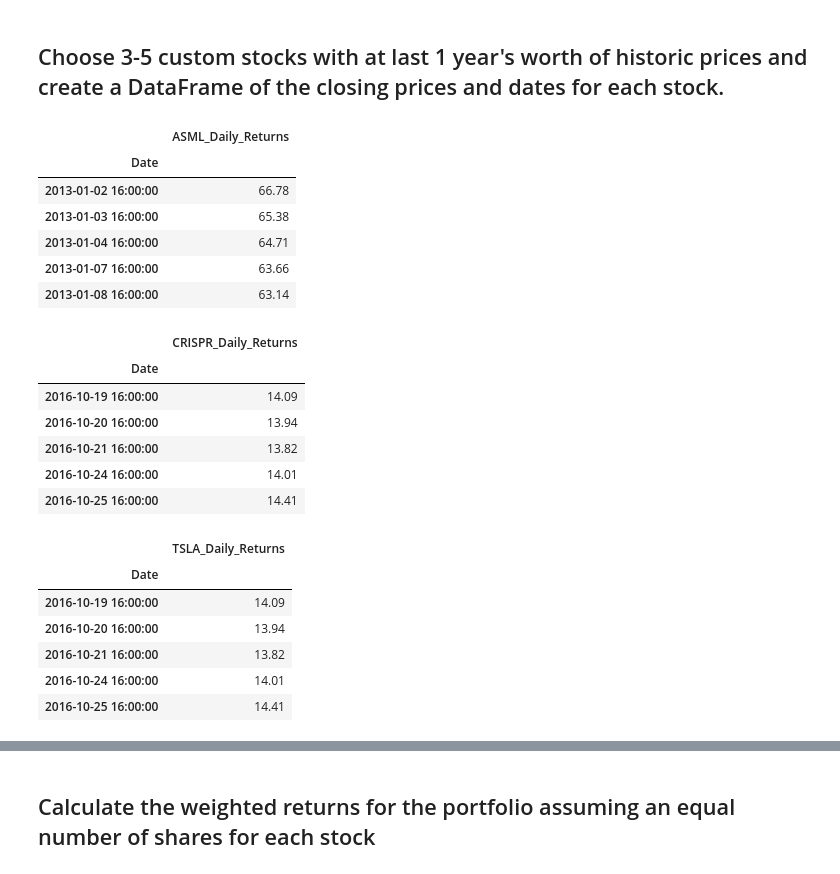
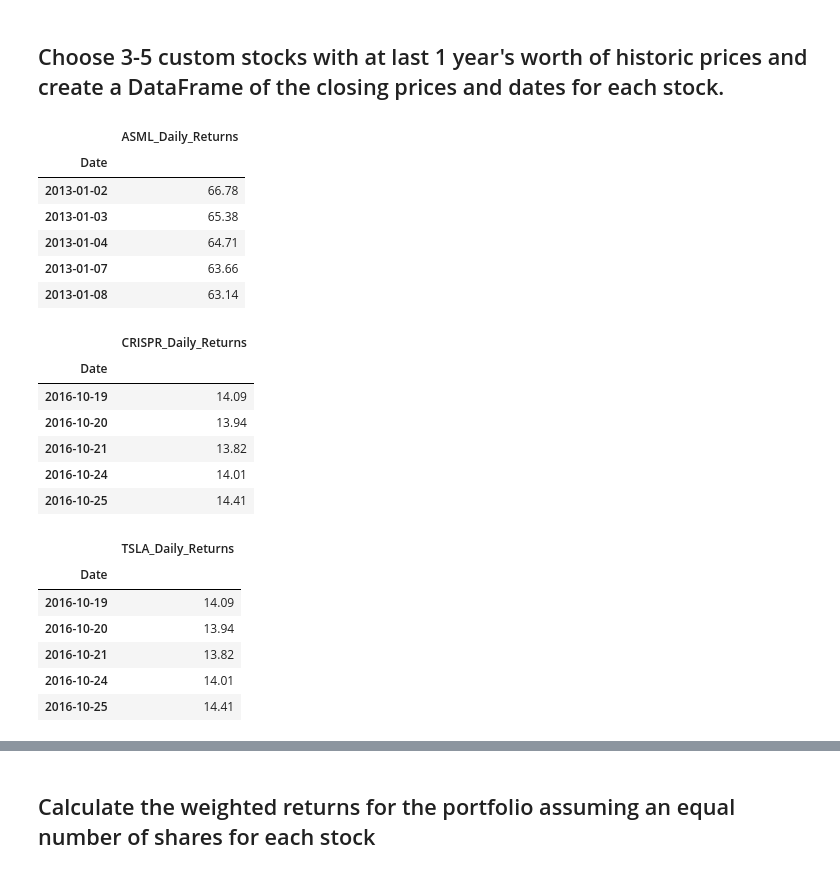
Before and after one commit to majikthise911/Homework_3_Pandas, a Jupyter notebook: Starter_Code/whale_analysis.ipynb, the cells around one changed output, grey strips where cells are left out. Saved outputs shown, nothing was run; the diff lists cells and outputs as text; code cells hidden in the pictures.

```diff
--- a/Starter_Code/whale_analysis.ipynb
+++ b/Starter_Code/whale_analysis.ipynb
@@ -399,45 +400,49 @@ In this section, you will build your own portfolio of stocks, calculate the retu
 # %%
 # Reading data from 1st stock
 asml_path = Path("./Resources/ASML.csv")#tells python what the path to the csv is
 asml_data = pd.read_csv(asml_path, index_col= 'Date', infer_datetime_format = True, parse_dates = True) #index_col tells python to use the column headed by 'Date' as the index. #infer_datetime_format = True tells python to infer the date and time from the given format of dates.
 asml_data.sort_index(ascending=True, inplace=True)
 asml_data.columns = ['ASML_Daily_Returns']
+asml_data.index = asml_data.index.strftime('%Y-%m-%d')
 asml_data.head()
 # %% [output]
 |  | ASML_Daily_Returns |
 | Date |  |
-| 2013-01-02 16:00:00 | 66.78 |
-| 2013-01-03 16:00:00 | 65.38 |
-| 2013-01-04 16:00:00 | 64.71 |
-| 2013-01-07 16:00:00 | 63.66 |
-| 2013-01-08 16:00:00 | 63.14 |
+| 2013-01-02 | 66.78 |
+| 2013-01-03 | 65.38 |
+| 2013-01-04 | 64.71 |
+| 2013-01-07 | 63.66 |
+| 2013-01-08 | 63.14 |
 # %%
 # Reading data from 2nd stock
 crsp_path = Path("./Resources/CRSP.csv")#tells python what the path to the csv is
 crsp_data = pd.read_csv(crsp_path, index_col= 'Date', infer_datetime_format = True, parse_dates = True) #index_col tells python to use the column headed by 'Date' as the index. #infer_datetime_format = True tells python to infer the date and time from the given format of dates.
 crsp_data.sort_index(ascending=True, inplace=True)
 crsp_data.columns = ['CRISPR_Daily_Returns']
+#delete hours from dates
+crsp_data.index = crsp_data.index.strftime('%Y-%m-%d')
 crsp_data.head()
 # %% [output]
 |  | CRISPR_Daily_Returns |
 | Date |  |
-| 2016-10-19 16:00:00 | 14.09 |
-| 2016-10-20 16:00:00 | 13.94 |
-| 2016-10-21 16:00:00 | 13.82 |
-| 2016-10-24 16:00:00 | 14.01 |
-| 2016-10-25 16:00:00 | 14.41 |
+| 2016-10-19 | 14.09 |
+| 2016-10-20 | 13.94 |
+| 2016-10-21 | 13.82 |
+| 2016-10-24 | 14.01 |
+| 2016-10-25 | 14.41 |
 # %%
 # Reading data from 3rd stock
 tsla_path = Path("./Resources/CRSP.csv")#tells python what the path to the csv is
 tsla_data = pd.read_csv(tsla_path, index_col= 'Date', infer_datetime_format = True, parse_dates = True) #index_col tells python to use the column headed by 'Date' as the index. #infer_datetime_format = True tells python to infer the date and time from the given format of dates.
 tsla_data.sort_index(ascending=True, inplace=True)
 tsla_data.columns = ['TSLA_Daily_Returns']
+tsla_data.index = tsla_data.index.strftime('%Y-%m-%d')
 tsla_data.head()
 # %% [output]
 |  | TSLA_Daily_Returns |
 | Date |  |
-| 2016-10-19 16:00:00 | 14.09 |
-| 2016-10-20 16:00:00 | 13.94 |
-| 2016-10-21 16:00:00 | 13.82 |
-| 2016-10-24 16:00:00 | 14.01 |
-| 2016-10-25 16:00:00 | 14.41 |
+| 2016-10-19 | 14.09 |
+| 2016-10-20 | 13.94 |
+| 2016-10-21 | 13.82 |
+| 2016-10-24 | 14.01 |
+| 2016-10-25 | 14.41 |
```
Also changed, not shown: parts of 13 cells of this notebook, 2 other files.
